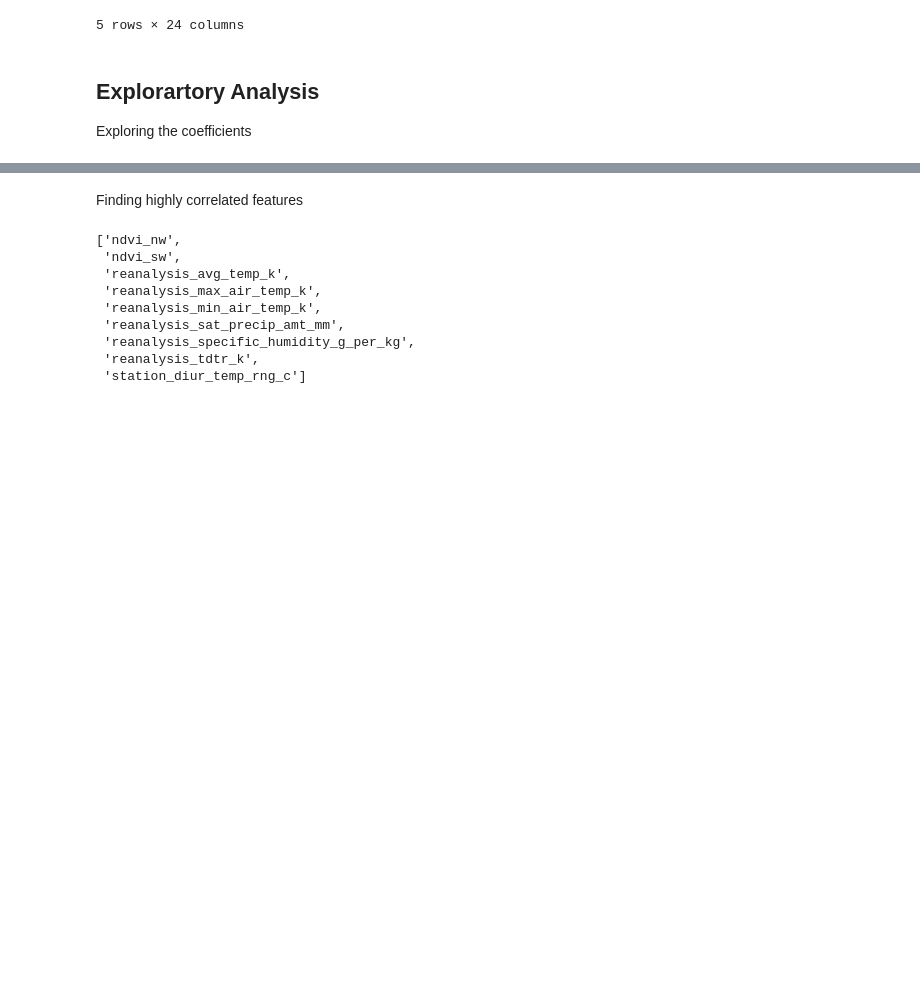
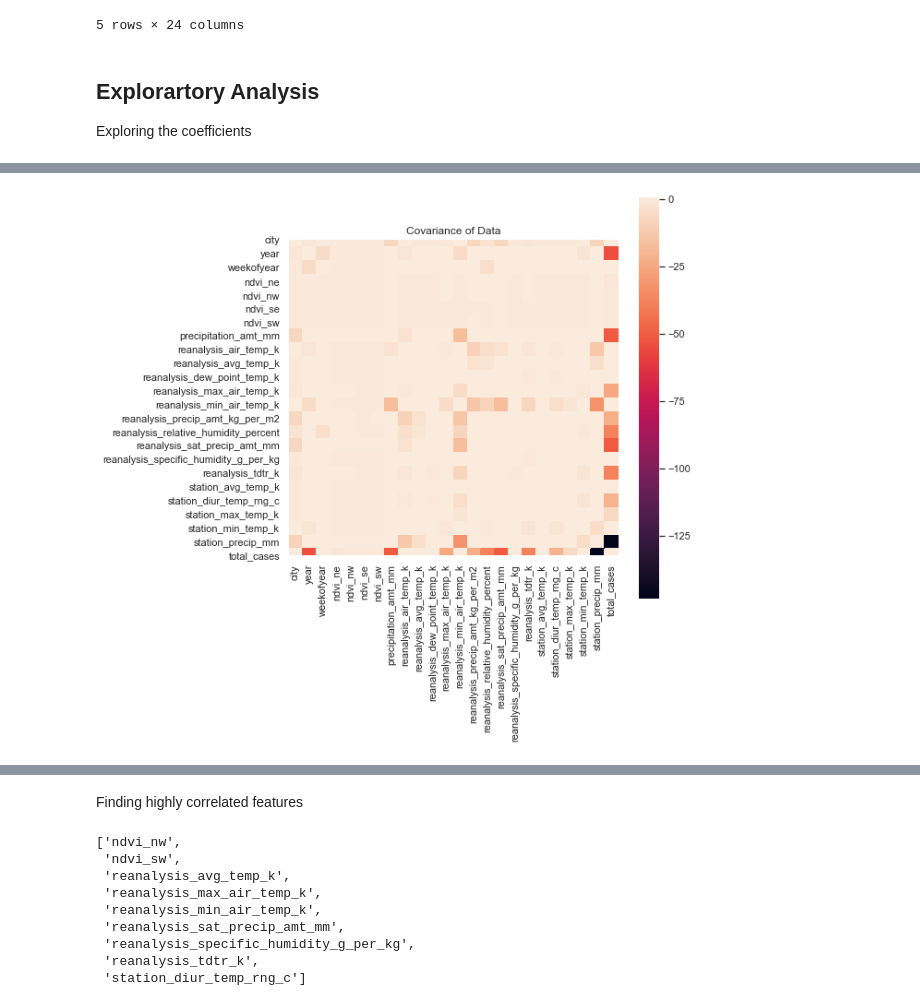
Before and after one commit to GaeaStorm/DengAI-Challenge, a Jupyter notebook: explore.ipynb, the cells around one changed output, grey strips where cells are left out. Saved outputs shown, nothing was run; the diff lists cells and outputs as text; code cells hidden in the pictures; blank space fills up the shorter version.

```diff
--- a/explore.ipynb
+++ b/explore.ipynb
@@ -96,0 +110,7 @@ Exploring the coefficients
+# %%
+data_covariance = train_set.cov()
+sns.heatmap(data_covariance, vmax=.8, square=True)
+plt.title("Covariance of Data")
+plt.show()
+# %% [output]
+[figure, added]
```
Also changed, not shown: parts of 9 cells of this notebook.
